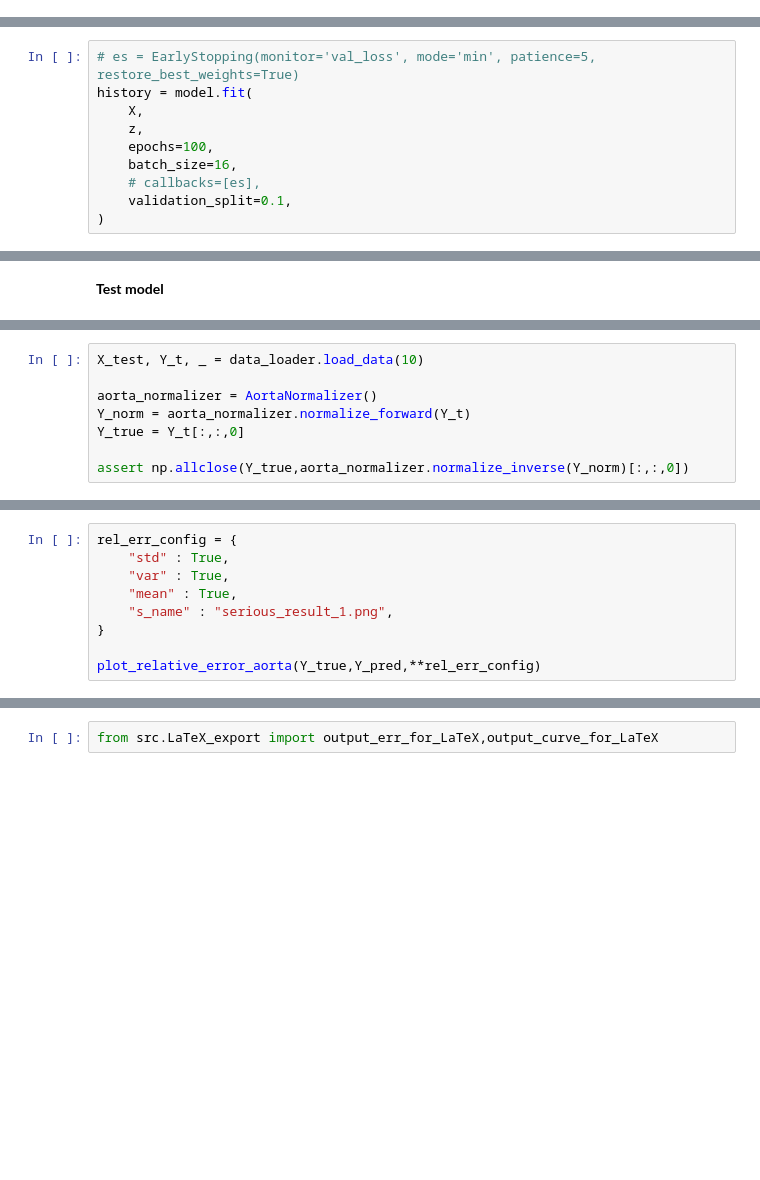
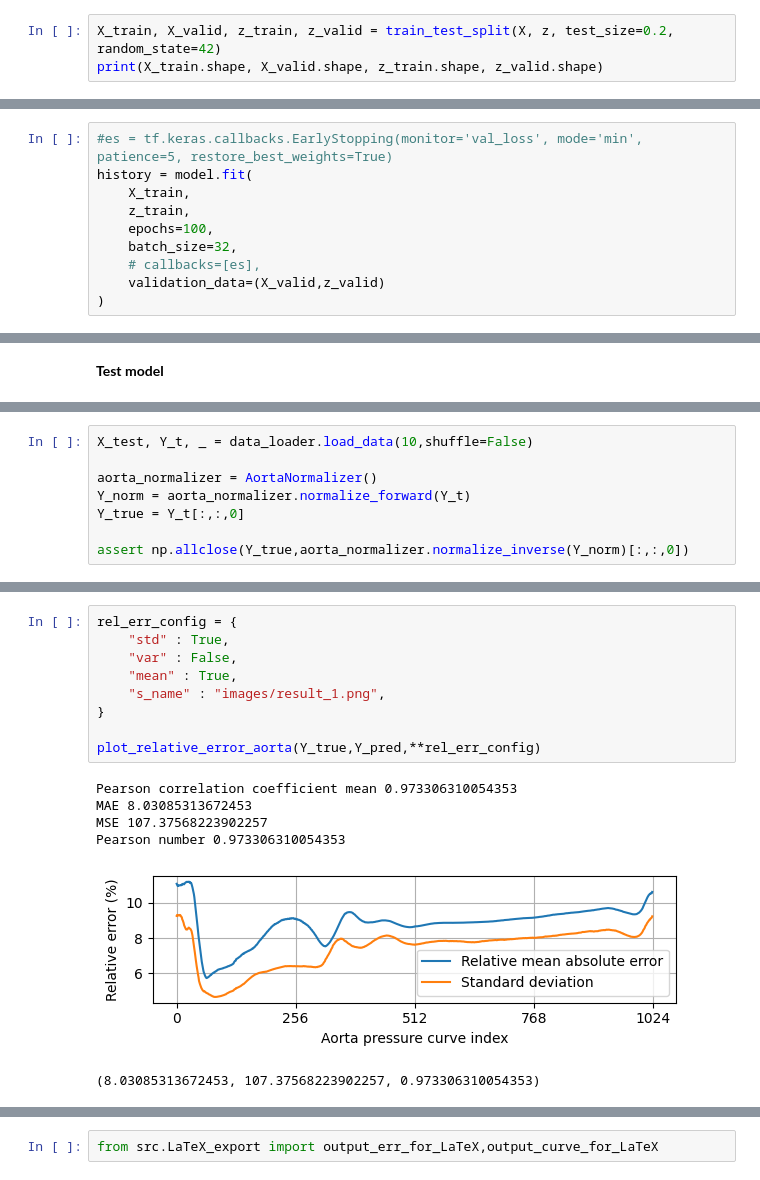
Before and after one commit to EITLabworks/Data-Driven-Perfusion-Curve-Reconstruction-using-EIT-Measurements, a Jupyter notebook: mapper_training.ipynb, the cells around one changed output, grey strips where cells are left out. Drawn from its saved outputs; the diff is of its cells as text; blank space fills up the shorter version.

Commit message:
final model trainings

```diff
--- a/mapper_training.ipynb
+++ b/mapper_training.ipynb
@@ -468,0 +493,3 @@ model = tuner.hypermodel.build(best_hps)
+# %%
+X_train, X_valid, z_train, z_valid = train_test_split(X, z, test_size=0.2, random_state=42)
+print(X_train.shape, X_valid.shape, z_train.shape, z_valid.shape)
@@ -469,10 +498,10 @@ model = tuner.hypermodel.build(best_hps)
 # %%
-# es = EarlyStopping(monitor='val_loss', mode='min', patience=5, restore_best_weights=True)
+#es = tf.keras.callbacks.EarlyStopping(monitor='val_loss', mode='min', patience=5, restore_best_weights=True)
 history = model.fit(
-    X,
-    z,
+    X_train,
+    z_train,
     epochs=100,
-    batch_size=16,
+    batch_size=32,
     # callbacks=[es],
-    validation_split=0.1,
+    validation_data=(X_valid,z_valid)
 )
@@ -484,5 +536,5 @@ np.savez("src/weights/mapper_model_7_history.npz", history=history)
 # %%
-X_test, Y_t, _ = data_loader.load_data(10)
+X_test, Y_t, _ = data_loader.load_data(10,shuffle=False)
 
 aorta_normalizer = AortaNormalizer()
 Y_norm = aorta_normalizer.normalize_forward(Y_t)
@@ -497,11 +558,18 @@ Y_pred = aorta_normalizer.normalize_inverse(Y_pred)[:,:,0]
-# %%
-rel_err_config = {
-    "std" : True,
-    "var" : True,
-    "mean" : True,
-    "s_name" : "serious_result_1.png",
-}
-
-plot_relative_error_aorta(Y_true,Y_pred,**rel_err_config)
+# %%
+rel_err_config = {
+    "std" : True,
+    "var" : False,
+    "mean" : True,
+    "s_name" : "images/result_1.png",
+}
+
+plot_relative_error_aorta(Y_true,Y_pred,**rel_err_config)
+# %% [output]
+Pearson correlation coefficient mean 0.973306310054353
+MAE 8.03085313672453
+MSE 107.37568223902257
+Pearson number 0.973306310054353
+[figure, added]
+(8.03085313672453, 107.37568223902257, 0.973306310054353)
 # %%
 plot_random_predictions(Y_true,Y_pred,n=10)
```
Also changed, not shown: parts of 35 cells of this notebook, 16 other files.
